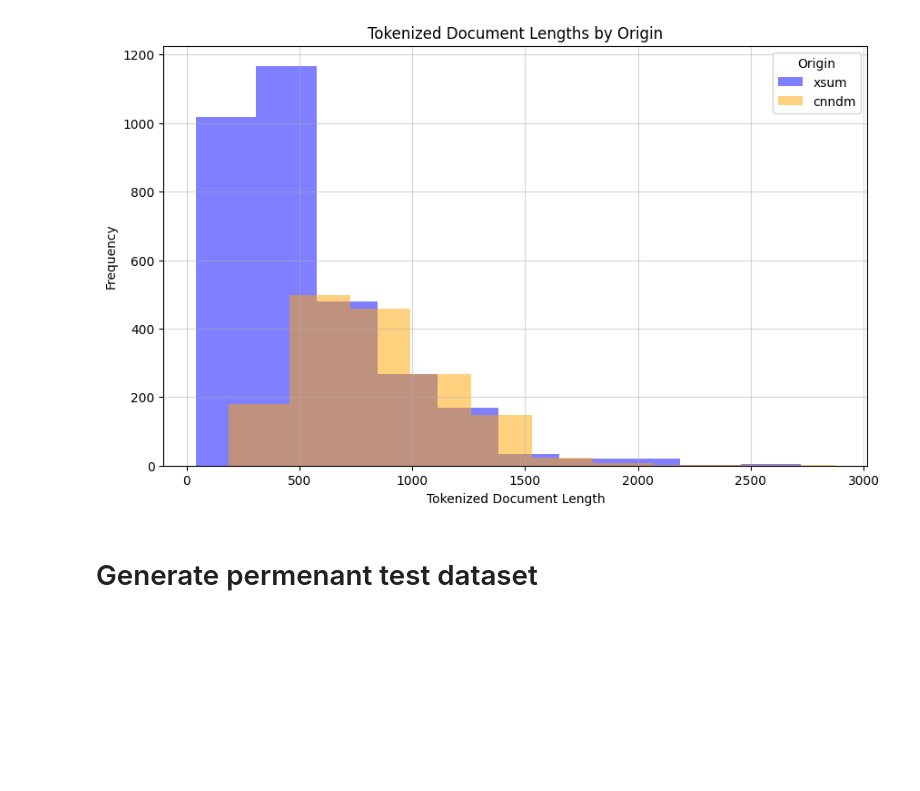
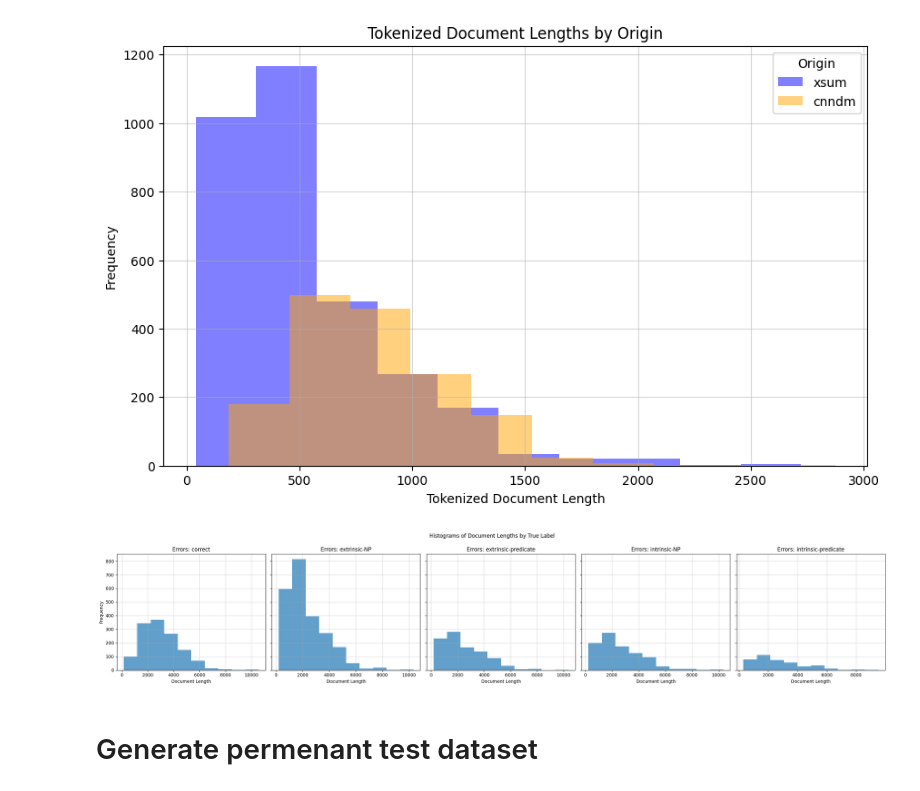
Before and after one commit to Lislaam/llm_hallucinations, a Jupyter notebook: explore_dataset.ipynb, the cells around one changed output. Saved outputs shown, nothing was run; the diff lists cells and outputs as text; code cells hidden in the pictures; blank space fills up the shorter version.

```diff
--- a/explore_dataset.ipynb
+++ b/explore_dataset.ipynb
@@ -185,3 +273,39 @@ plt.show()
+# %%
+df = dataset.to_pandas()
+df['doc_length'] = df['doc'].apply(len)
+df['summ_length'] = df['summ'].apply(len)
+# Define the range of unique error counts you want to plot
+unique_errors = ['correct', 'extrinsic-NP', 'extrinsic-predicate', 'intrinsic-NP', 'intrinsic-predicate']  # Assuming 'num_errors' ranges from 0 to 4
+
+# Create subplots with 1 row and 5 columns (one for each error count)
+fig, axes = plt.subplots(1, 5, figsize=(25, 5), sharey=True)  # Share y-axis for better comparison
+
+# Loop over each unique error count and corresponding subplot axis
+for error, ax in zip(unique_errors, axes):
+    # Filter the dataframe to include only rows with the current number of errors
+    subset = df[df['error_type'] == error]
+
+    # Plot the histogram for the current subset of documents
+    ax.hist(subset['doc_length'], bins=10, alpha=0.7)
+
+    # Set title and labels for each subplot
+    ax.set_title(f'Errors: {error}')
+    ax.set_xlabel('Document Length')
+    ax.grid(alpha=0.5)
+    if error == 'correct':
+        ax.set_ylabel('Frequency')  # Only set y-axis label on the first subplot
+
+# Set a common title for the entire figure
+fig.suptitle('Histograms of Document Lengths by True Label')
+
+# Adjust layout to prevent overlap
+plt.tight_layout()
+plt.subplots_adjust(top=0.85)  # Adjust the top to make room for the main title
+
+# Show the plot
+plt.show()
+# %% [output]
+[figure, added]
 # %% [markdown]
 # Generate permenant test dataset
 # %%
```
Also changed, not shown: parts of 2 cells of this notebook, 8 other files.
